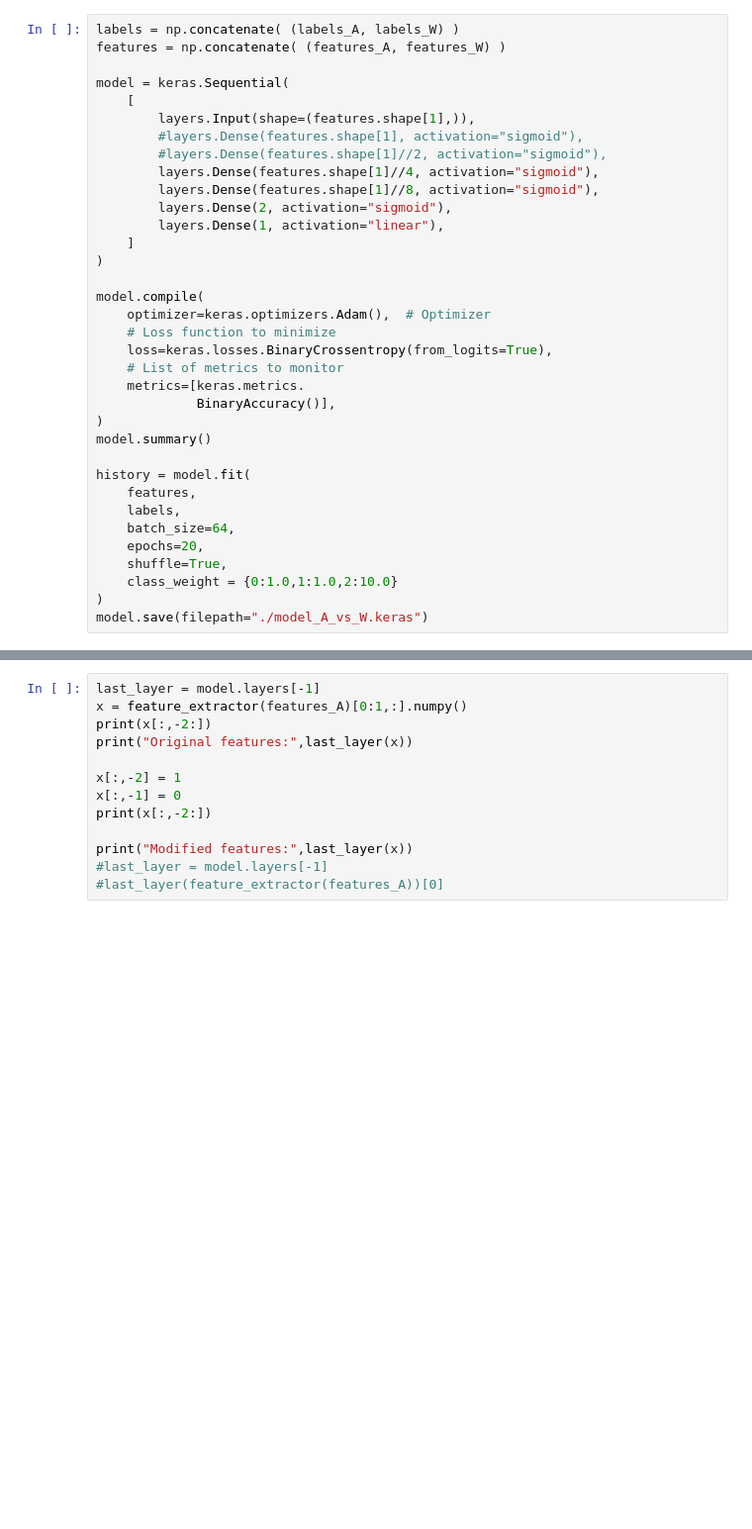
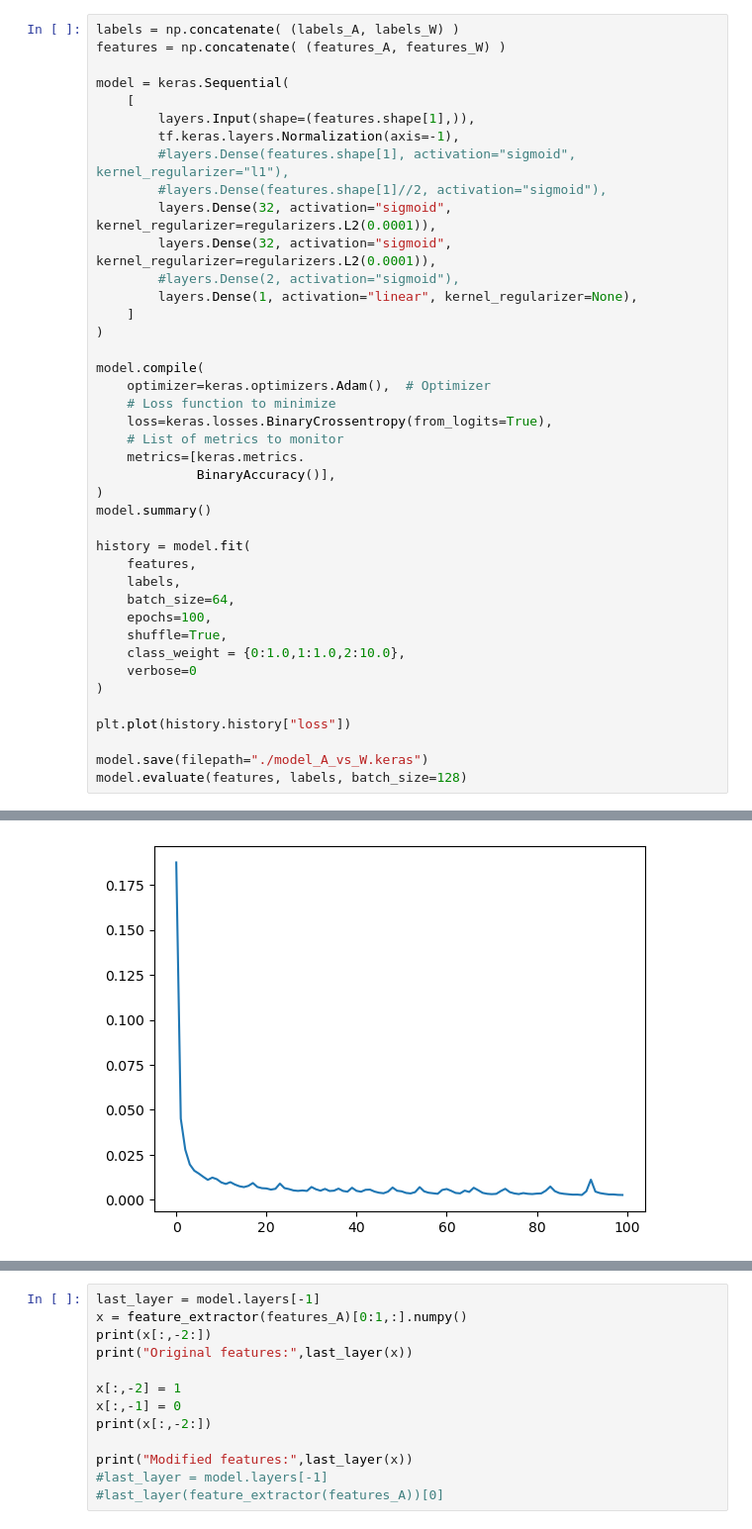
Before and after one commit to akalinow/RPi, a Jupyter notebook: FaceRecognition/FaceRecognition.ipynb, the cells around one changed output, grey strips where cells are left out. Shown: that part at 99% size. Drawn from its saved outputs; the diff is of its cells as text; blank space fills up the shorter version.

```diff
--- a/FaceRecognition/FaceRecognition.ipynb
+++ b/FaceRecognition/FaceRecognition.ipynb
@@ -60,12 +55,13 @@ features = np.concatenate( (features_A, features_W) )
 model = keras.Sequential(
     [
         layers.Input(shape=(features.shape[1],)),
-        #layers.Dense(features.shape[1], activation="sigmoid"),
+        tf.keras.layers.Normalization(axis=-1),
+        #layers.Dense(features.shape[1], activation="sigmoid", kernel_regularizer="l1"),
         #layers.Dense(features.shape[1]//2, activation="sigmoid"),
-        layers.Dense(features.shape[1]//4, activation="sigmoid"),
-        layers.Dense(features.shape[1]//8, activation="sigmoid"),
-        layers.Dense(2, activation="sigmoid"),
-        layers.Dense(1, activation="linear"),
+        layers.Dense(32, activation="sigmoid", kernel_regularizer=regularizers.L2(0.0001)),
+        layers.Dense(32, activation="sigmoid", kernel_regularizer=regularizers.L2(0.0001)),
+        #layers.Dense(2, activation="sigmoid"),
+        layers.Dense(1, activation="linear", kernel_regularizer=None),
     ]
 )
 
@@ -83,9 +79,14 @@ history = model.fit(
     features,
     labels,
     batch_size=64,
-    epochs=20,
+    epochs=100,
     shuffle=True,
-    class_weight = {0:1.0,1:1.0,2:10.0}
+    class_weight = {0:1.0,1:1.0,2:10.0},
+    verbose=0
 )
+
+plt.plot(history.history["loss"])
+
 model.save(filepath="./model_A_vs_W.keras")
+model.evaluate(features, labels, batch_size=128)
 # %% [output]
@@ -123,0 +111 @@ Epoch 20/20
+[figure, added]
```
Also changed, not shown: parts of 9 cells of this notebook, 9 other files.
